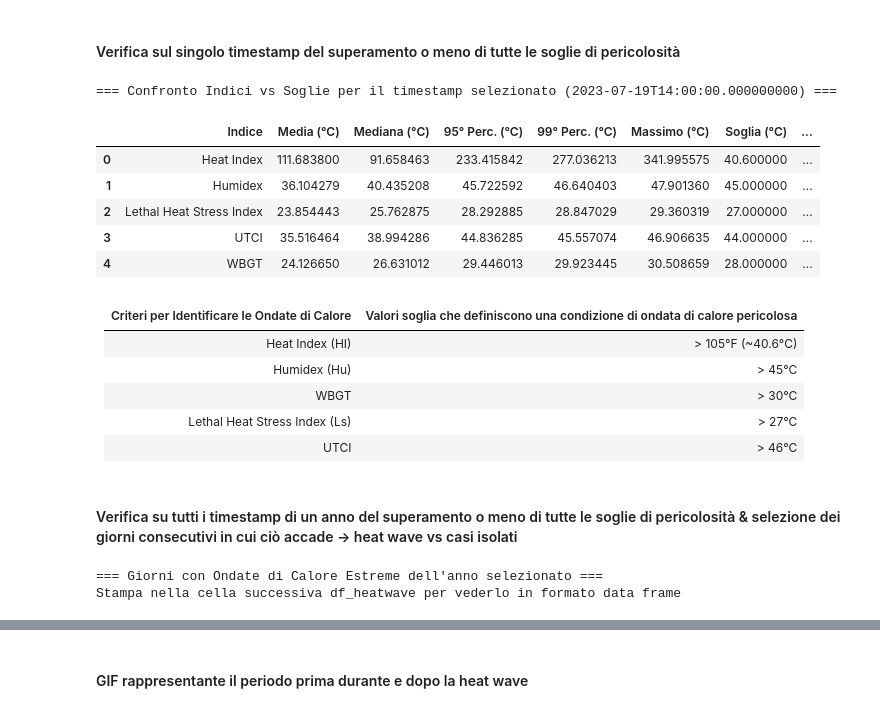
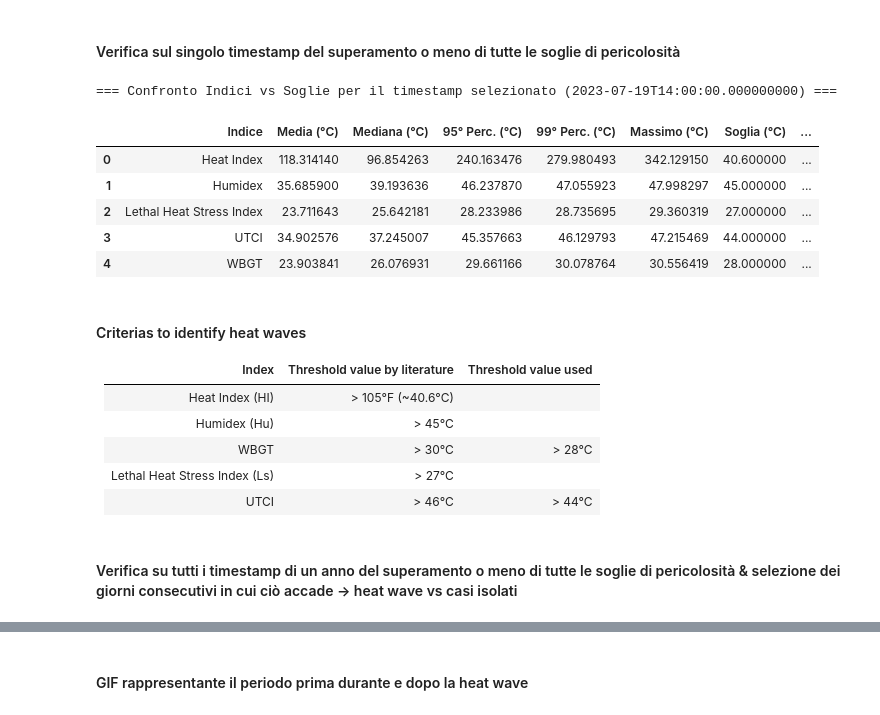
Before and after one commit to fillobissi/geoinformatics_project, a Jupyter notebook: 02_Initial_data_analysis.ipynb, the cells around one changed output, grey strips where cells are left out. Drawn from its saved outputs; the diff is of its cells as text; code cells hidden in the pictures.

```diff
--- a/02_Initial_data_analysis.ipynb
+++ b/02_Initial_data_analysis.ipynb
@@ -12,8 +12,9 @@ import numpy as np
 import xarray as xr
 # %%
 # Open the file NetCDF
-dataset1 = xr.open_dataset(r"..\..\data\data_downloads\era5-downscaled-over-italy_hourly_437292.nc")
-dataset2 = xr.open_dataset(r"..\..\data\data_downloads\air_temperature_era5-downscaled-over-italy_hourly_442373.nc")
+
+dataset2 = xr.open_dataset(r"C:\Users\andre\OneDrive\Desktop\Datasets_Geoinfprj\era5-downscaled-over-italy_hourly_22209.nc")
+dataset3 = xr.open_dataset(r"C:\Users\andre\OneDrive\Desktop\Datasets_Geoinfprj\era5-downscaled-over-italy_hourly_22223.nc")
 # %%
 def calculate_relative_humidity(Ta, Td):
     RH = 100 * np.exp((17.625 * Td) / (243.04 + Td) - (17.625 * Ta) / (243.04 + Ta))
@@ -64,12 +65,12 @@ import numpy as np
 import pandas as pd
 import xarray as xr
 
-# **Seleziona il primo timestamp disponibile**
-time_selected = dataset2['T_2M'].time[23475]
+# **Seleziona un timestamp specifico**
+time_selected = dataset3['T_2M'].time[23475]
 
 # **Estrai temperatura e dew point temperature per il primo timestamp**
-temperature_snapshot = dataset2['T_2M'].sel(time=time_selected)
-dew_point_snapshot = dataset1['TD_2M'].sel(time=time_selected)
+temperature_snapshot = dataset3['T_2M'].sel(time=time_selected)
+dew_point_snapshot = dataset2['TD_2M'].sel(time=time_selected)
 
 # **Filtra valori anomali e interpoliamo dew point temperature**
 dew_point_filtered = dew_point_snapshot.where(dew_point_snapshot > 243.15)
@@ -122,46 +123,48 @@ df_results = pd.DataFrame([
         "95° Perc. (°C)": value["p95"],
         "99° Perc. (°C)": value["p99"],
         "Massimo (°C)": value["max"],
         "Soglia (°C)": soglie[key],
         "Media > Soglia": "si" if value["mean"] > soglie[key] else "no",
         "Mediana > Soglia": "si" if value["median"] > soglie[key] else "no",
         "95° Perc. > Soglia": "si" if value["p95"] > soglie[key] else "no",
         "99° Perc. > Soglia": "si" if value["p99"] > soglie[key] else "no",
         "Massimo > Soglia": "si" if value["max"] > soglie[key] else "no"
     }
     for key, value in stats_results.items()
 ])
 
 # **Ordina il DataFrame**
 df_results.sort_values(by="Indice", inplace=True)
 
 # **Funzione per colorare i "si" di rosso e i "no" di verde**
 def color_superamento(val):
     color = "red" if val == "si" else "green"
     return f"color: {color}"
 
 # **Applica la formattazione condizionale**
 df_styled = df_results.style.applymap(color_superamento, subset=["Media > Soglia", "Mediana > Soglia", "95° Perc. > Soglia", "99° Perc. > Soglia", "Massimo > Soglia"])
 
 # **Visualizza il DataFrame formattato con il timestamp in analisi**
 print(f"\n=== Confronto Indici vs Soglie per il timestamp selezionato ({str(time_selected.values)}) ===")
 df_styled
 # %% [output]
 === Confronto Indici vs Soglie per il timestamp selezionato (2023-07-19T14:00:00.000000000) ===
 |  | Indice | Media (°C) | Mediana (°C) | 95° Perc. (°C) | 99° Perc. (°C) | Massimo (°C) | Soglia (°C) | ... |
-| 0 | Heat Index | 111.683800 | 91.658463 | 233.415842 | 277.036213 | 341.995575 | 40.600000 | ... |
-| 1 | Humidex | 36.104279 | 40.435208 | 45.722592 | 46.640403 | 47.901360 | 45.000000 | ... |
-| 2 | Lethal Heat Stress Index | 23.854443 | 25.762875 | 28.292885 | 28.847029 | 29.360319 | 27.000000 | ... |
-| 3 | UTCI | 35.516464 | 38.994286 | 44.836285 | 45.557074 | 46.906635 | 44.000000 | ... |
-| 4 | WBGT | 24.126650 | 26.631012 | 29.446013 | 29.923445 | 30.508659 | 28.000000 | ... |
+| 0 | Heat Index | 118.314140 | 96.854263 | 240.163476 | 279.980493 | 342.129150 | 40.600000 | ... |
+| 1 | Humidex | 35.685900 | 39.193636 | 46.237870 | 47.055923 | 47.998297 | 45.000000 | ... |
+| 2 | Lethal Heat Stress Index | 23.711643 | 25.642181 | 28.233986 | 28.735695 | 29.360319 | 27.000000 | ... |
+| 3 | UTCI | 34.902576 | 37.245007 | 45.357663 | 46.129793 | 47.215469 | 44.000000 | ... |
+| 4 | WBGT | 23.903841 | 26.076931 | 29.661166 | 30.078764 | 30.556419 | 28.000000 | ... |
 # %% [markdown]
-| Criteri per Identificare le Ondate di Calore | Valori soglia che definiscono una condizione di ondata di calore pericolosa |
-|:--|:--|
+#### Criterias to identify heat waves
+
+| Index | Threshold value by literature | Threshold value used |
+|:--|:--|:--|
 | Heat Index (HI) | > 105°F (~40.6°C) |
 | Humidex (Hu) | > 45°C |
-| WBGT | > 30°C |
+| WBGT | > 30°C | > 28°C |
 | Lethal Heat Stress Index (Ls) | > 27°C |
-| UTCI | > 46°C |
+| UTCI | > 46°C | > 44°C |
 # %% [markdown]
 #### Verifica su tutti i timestamp di un anno del superamento o meno di tutte le soglie di pericolosità & selezione dei giorni consecutivi in cui ciò accade -> heat wave vs casi isolati
 # %%
@@ -171,7 +174,7 @@ import xarray as xr
 
 # **Seleziona un anno specifico per l'analisi**
 year = 2022
-timestamps = dataset2['T_2M'].time.sel(time=dataset2['T_2M'].time.dt.year == year)
+timestamps = dataset3['T_2M'].time.sel(time=dataset3['T_2M'].time.dt.year == year)
 
 # **Definizione delle soglie per ciascun indice**
 soglie = {
@@ -189,8 +192,8 @@ heatwave_records = []
 for i, time_selected in enumerate(timestamps):
 
     # **Estrai temperatura e dew point per il timestamp attuale**
-    temperature_snapshot = dataset2['T_2M'].sel(time=time_selected)
-    dew_point_snapshot = dataset1['TD_2M'].sel(time=time_selected)
+    temperature_snapshot = dataset3['T_2M'].sel(time=time_selected)
+    dew_point_snapshot = dataset2['TD_2M'].sel(time=time_selected)
 
     # **Filtra valori anomali e interpoliamo dew point temperature**
     dew_point_filtered = dew_point_snapshot.where(dew_point_snapshot > 243.15)
@@ -289,8 +292,5 @@ if df_heatwave.empty:
     print("Nessun giorno dell'anno selezionato ha superato tutte le soglie di pericolosità per il caldo estremo nel 95° percentile.")
 else:
     print("Stampa nella cella successiva df_heatwave per vederlo in formato data frame")
-# %% [output]
-=== Giorni con Ondate di Calore Estreme dell'anno selezionato ===
-Stampa nella cella successiva df_heatwave per vederlo in formato data frame
 # %%
 df_heatwave
```
Also changed, not shown: parts of 3 cells of this notebook.
